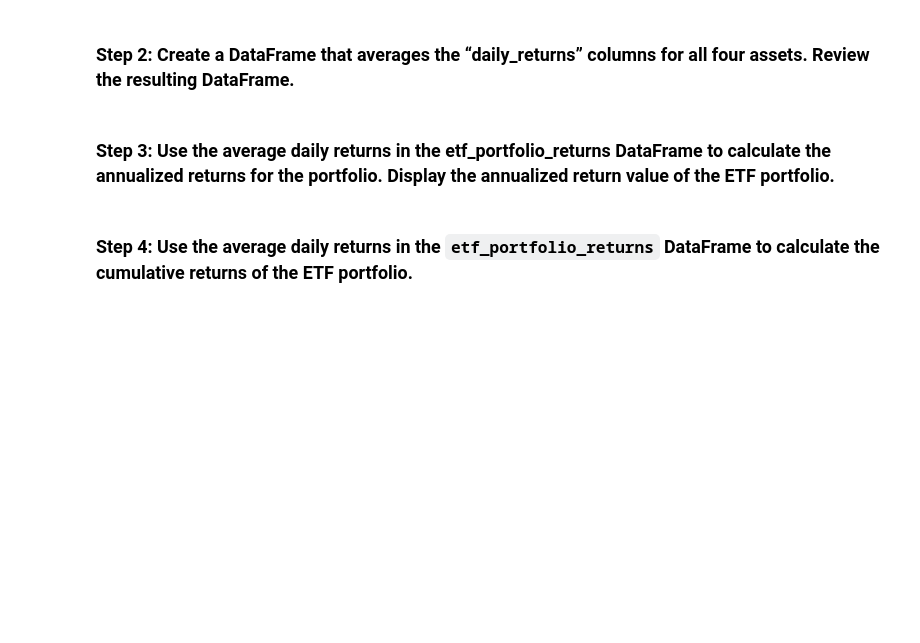
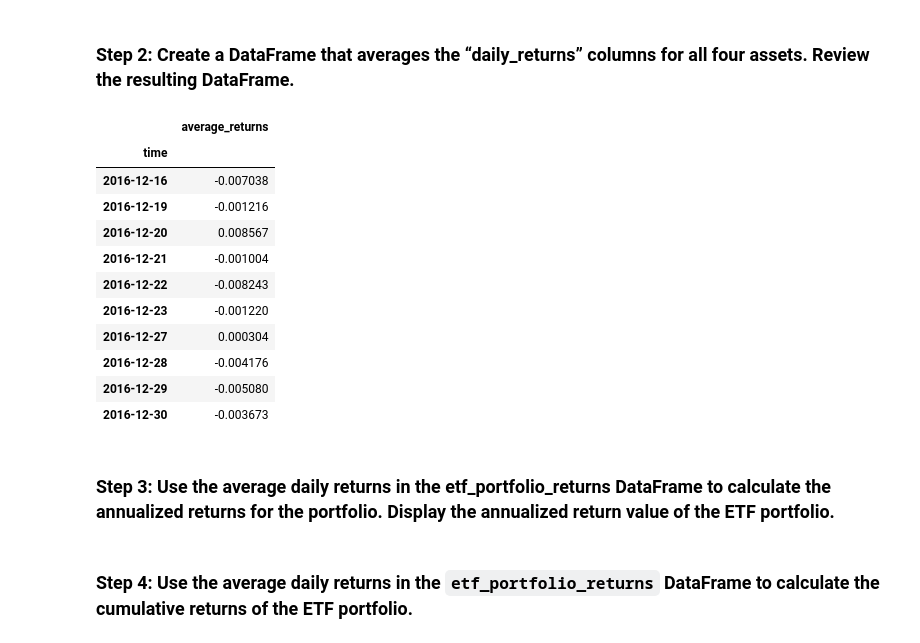
Before and after one commit to AndrewRBader/Challenge7_CU-fintech, a Jupyter notebook: etf_analyzer.ipynb, the cells around one changed output. Saved outputs shown, nothing was run; the diff lists cells and outputs as text; code cells hidden in the pictures; blank space fills up the shorter version.

```diff
--- a/etf_analyzer.ipynb
+++ b/etf_analyzer.ipynb
@@ -362,10 +390,23 @@ etf_portfolio = # YOUR CODE HERE
 ### Step 2: Create a DataFrame that averages the “daily_returns” columns for all four assets. Review the resulting DataFrame.
 # %%
 # Create a DataFrame that displays the mean value of the “daily_returns” columns for all four assets.
-etf_portfolio_returns = # YOUR CODE HERE
+etf_portfolio_returns = pd.DataFrame(etf_portfolio.mean(axis=1), columns=['average_returns'])
 
 # Review the resulting DataFrame
-# YOUR CODE HERE
+etf_portfolio_returns.head(10)
+# %% [output]
+|  | average_returns |
+| time |  |
+| 2016-12-16 | -0.007038 |
+| 2016-12-19 | -0.001216 |
+| 2016-12-20 | 0.008567 |
+| 2016-12-21 | -0.001004 |
+| 2016-12-22 | -0.008243 |
+| 2016-12-23 | -0.001220 |
+| 2016-12-27 | 0.000304 |
+| 2016-12-28 | -0.004176 |
+| 2016-12-29 | -0.005080 |
+| 2016-12-30 | -0.003673 |
 # %% [markdown]
 ### Step 3: Use the average daily returns in the etf_portfolio_returns DataFrame to calculate the annualized returns for the portfolio. Display the annualized return value of the ETF portfolio.
 # %%
```
Also changed, not shown: parts of 3 cells of this notebook.
